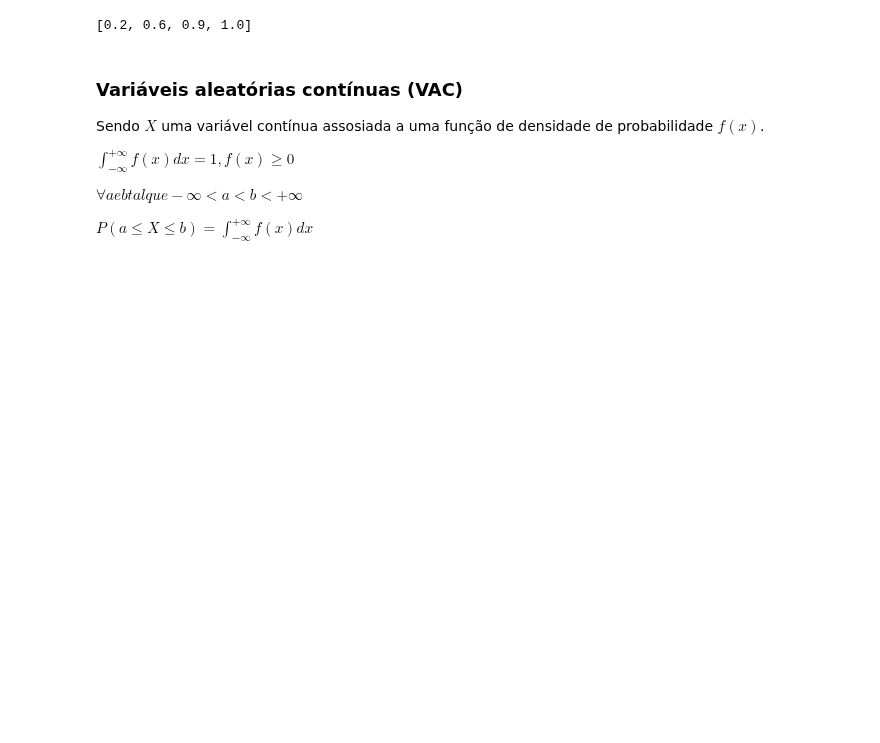
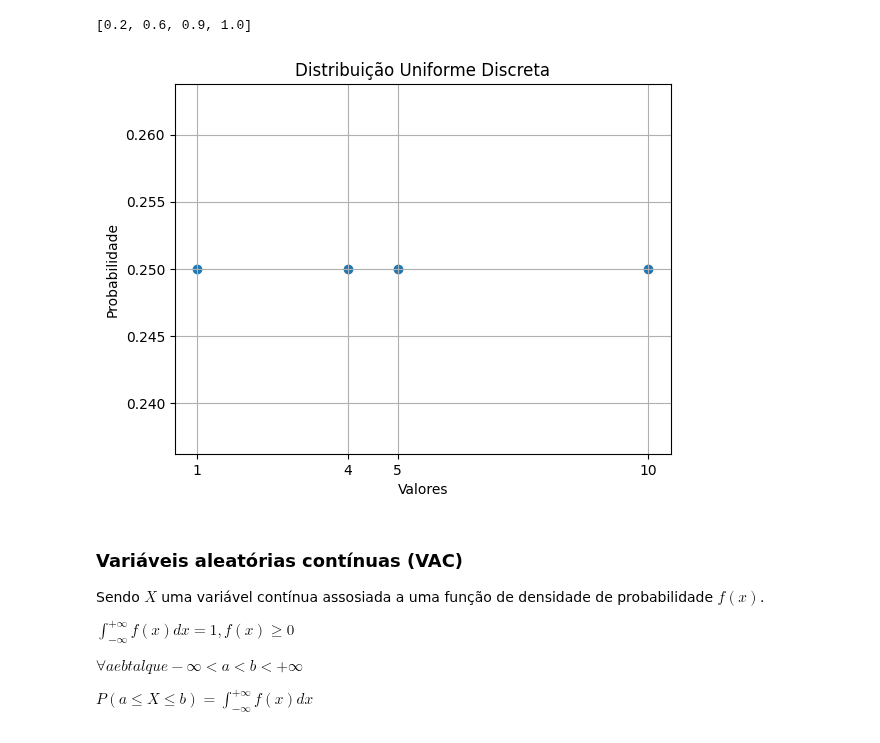
Before and after one commit to jvataidee/ManualdeAnalisedeDadosPython, a Jupyter notebook: cap5_variavel_aleatori_dist_probabilidade.ipynb, the cells around one changed output. Saved outputs shown, nothing was run; the diff lists cells and outputs as text; code cells hidden in the pictures; blank space fills up the shorter version.

```diff
--- a/cap5_variavel_aleatori_dist_probabilidade.ipynb
+++ b/cap5_variavel_aleatori_dist_probabilidade.ipynb
@@ -104,6 +104,33 @@ assert funcao(2.5)== 9/10
 assert funcao(3)== 1
 assert funcao(4)==1
 assert funcao(-0.5)== 0
+# %%
+# Definir o intervalo e o tamanho da amostra
+inicio_intervalo = 1
+fim_intervalo = 10
+tamanho_amostra = 4
+
+# Gerar uma amostra de valores com distribuição uniforme discreta
+amostra_uniforme_discreta = np.random.randint(inicio_intervalo, fim_intervalo + 1, tamanho_amostra)
+
+# Contar a ocorrência de cada valor na amostra
+valores, contagem = np.unique(amostra_uniforme_discreta, return_counts=True)
+
+# Calcular as probabilidades de cada valor
+probabilidades = contagem / tamanho_amostra
+
+# Criar o gráfico de barras da distribuição uniforme discreta
+plt.scatter(valores, probabilidades)
+plt.xlabel('Valores')
+plt.ylabel('Probabilidade')
+plt.title('Distribuição Uniforme Discreta')
+plt.xticks(valores)
+plt.grid(True)
+
+# Exibir o gráfico
+plt.show()
+# %% [output]
+[figure, added]
 # %% [markdown]
 ### **Variáveis aleatórias contínuas (VAC)**
 Sendo $X$ uma variável contínua assosiada a uma função de densidade de probabilidade $f(x)$.<p>
```
Also changed, not shown: parts of 29 cells of this notebook.
